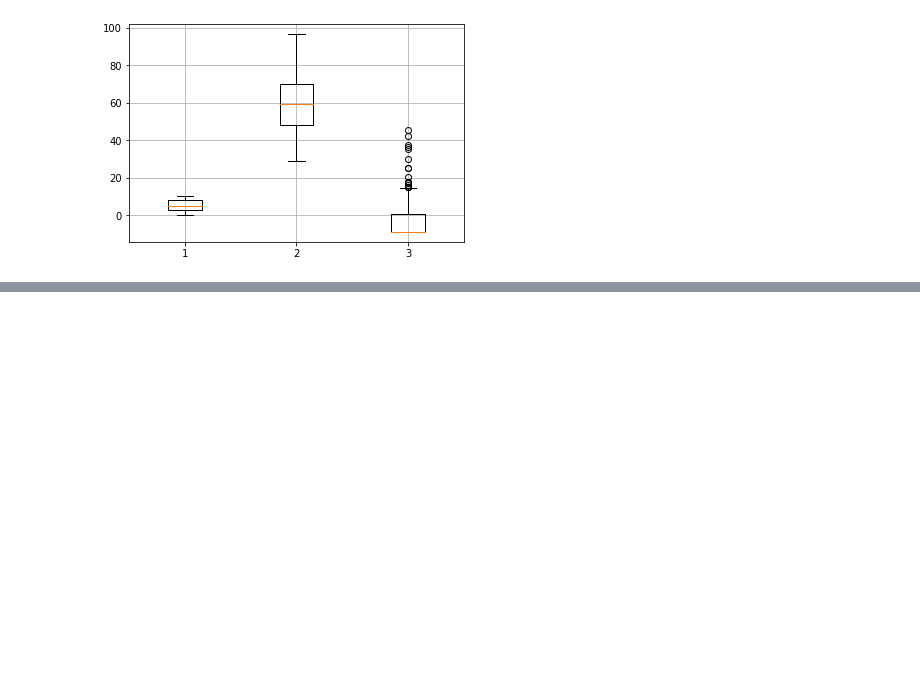
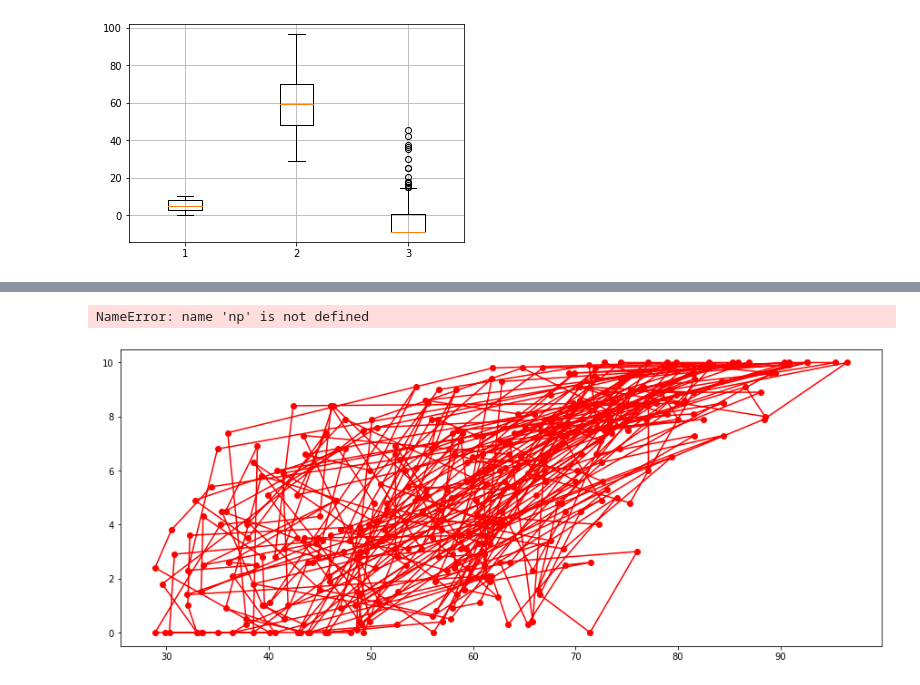
Before and after one commit to jesohyeon/studyBigdata, a Jupyter notebook: day05/날씨바루_데이터분석.ipynb, the cells around one changed output, grey strips where cells are left out. Cells and saved outputs as stored; diff of their text form; code cells hidden in the pictures; blank space fills up the shorter version.

```diff
--- a/day05/날씨바루_데이터분석.ipynb
+++ b/day05/날씨바루_데이터분석.ipynb
@@ -64,0 +83,11 @@ plt.show()
+# %%
+plt.figure(figsize=(15,6))
+x=mydata.HM_AVG.to_numpy()
+y=mydata.CA_TOT.to_numpy()
+plt.plot(x,y,color='r', marker='o')
+
+m.b=np.ployfit(x,y,1)
+plt.plot()
+# %% [output]
+NameError: name 'np' is not defined
+[figure, added]
```
Also changed, not shown: parts of 10 cells of this notebook, 14 other files.
